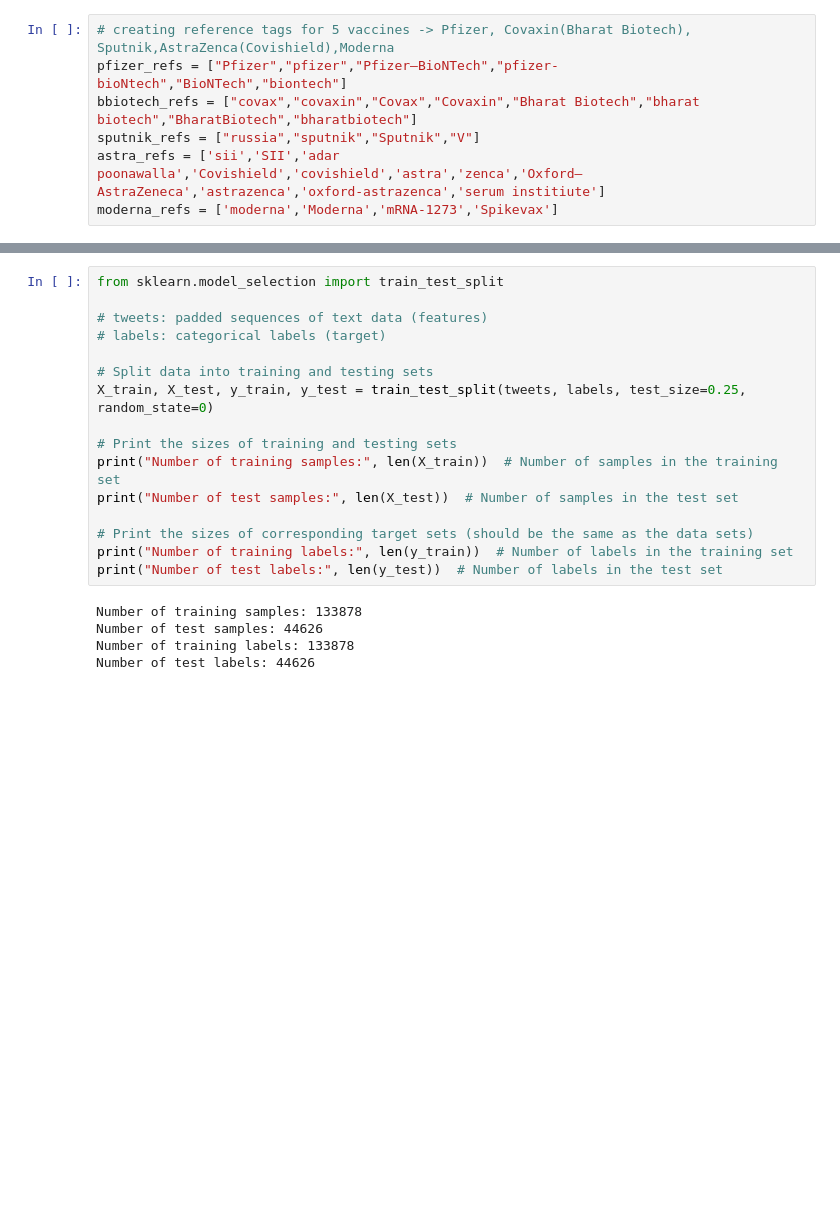
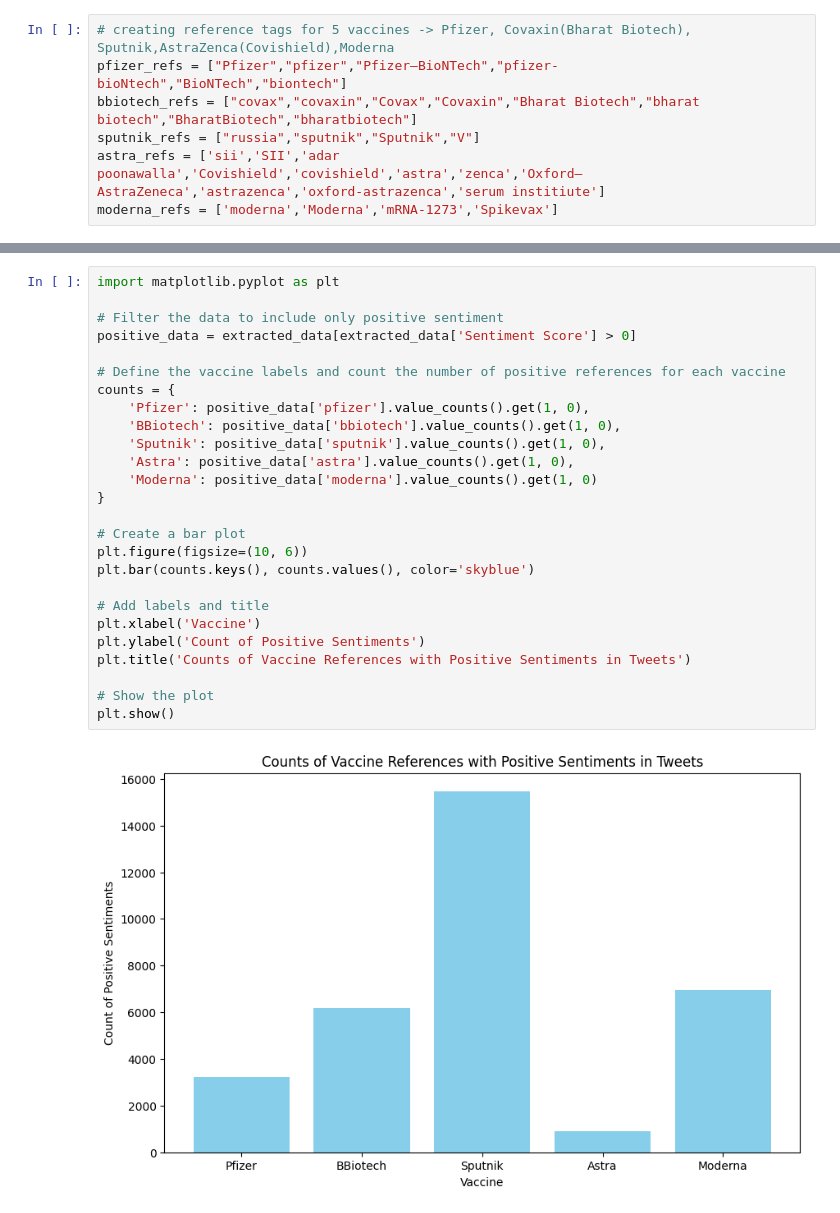
Before and after one commit to Jyts2094/Final-Project, a Jupyter notebook: Final_Project.ipynb, the cells around one changed output, grey strips where cells are left out. Saved outputs shown, nothing was run; the diff lists cells and outputs as text; blank space fills up the shorter version.

```diff
--- a/Final_Project.ipynb
+++ b/Final_Project.ipynb
@@ -333,21 +266,28 @@ print(labels)
-# %%
-from sklearn.model_selection import train_test_split
-
-# tweets: padded sequences of text data (features)
-# labels: categorical labels (target)
-
-# Split data into training and testing sets
-X_train, X_test, y_train, y_test = train_test_split(tweets, labels, test_size=0.25, random_state=0)
-
-# Print the sizes of training and testing sets
-print("Number of training samples:", len(X_train))  # Number of samples in the training set
-print("Number of test samples:", len(X_test))  # Number of samples in the test set
-
-# Print the sizes of corresponding target sets (should be the same as the data sets)
-print("Number of training labels:", len(y_train))  # Number of labels in the training set
-print("Number of test labels:", len(y_test))  # Number of labels in the test set
-# %% [output]
-Number of training samples: 133878
-Number of test samples: 44626
-Number of training labels: 133878
-Number of test labels: 44626
+# %%
+import matplotlib.pyplot as plt
+
+# Filter the data to include only positive sentiment
+positive_data = extracted_data[extracted_data['Sentiment Score'] > 0]
+
+# Define the vaccine labels and count the number of positive references for each vaccine
+counts = {
+    'Pfizer': positive_data['pfizer'].value_counts().get(1, 0),
+    'BBiotech': positive_data['bbiotech'].value_counts().get(1, 0),
+    'Sputnik': positive_data['sputnik'].value_counts().get(1, 0),
+    'Astra': positive_data['astra'].value_counts().get(1, 0),
+    'Moderna': positive_data['moderna'].value_counts().get(1, 0)
+}
+
+# Create a bar plot
+plt.figure(figsize=(10, 6))
+plt.bar(counts.keys(), counts.values(), color='skyblue')
+
+# Add labels and title
+plt.xlabel('Vaccine')
+plt.ylabel('Count of Positive Sentiments')
+plt.title('Counts of Vaccine References with Positive Sentiments in Tweets')
+
+# Show the plot
+plt.show()
+# %% [output]
+[figure, added]
```
Also changed, not shown: parts of 26 cells of this notebook.
